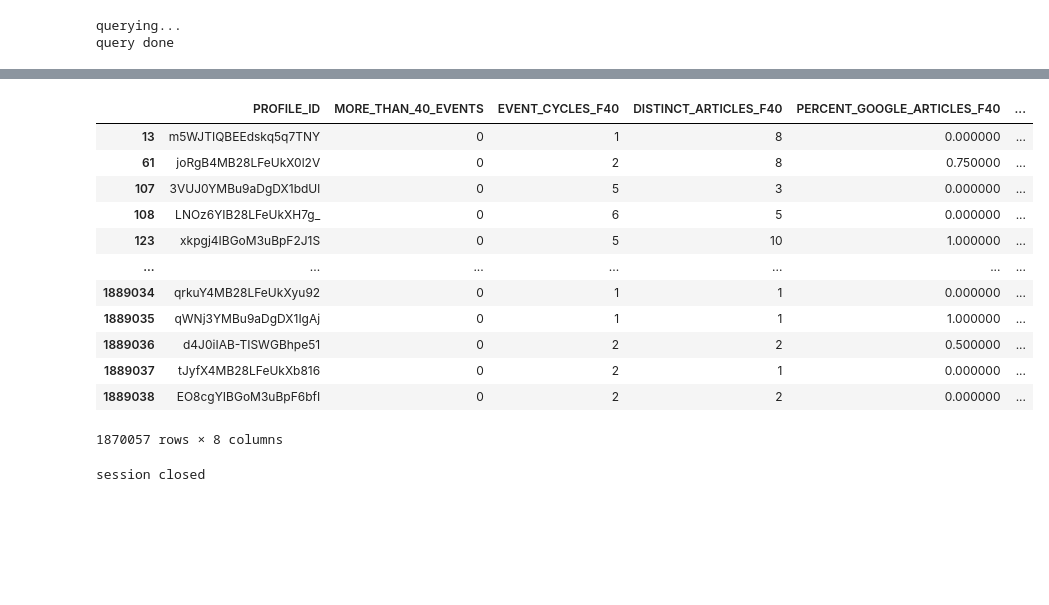
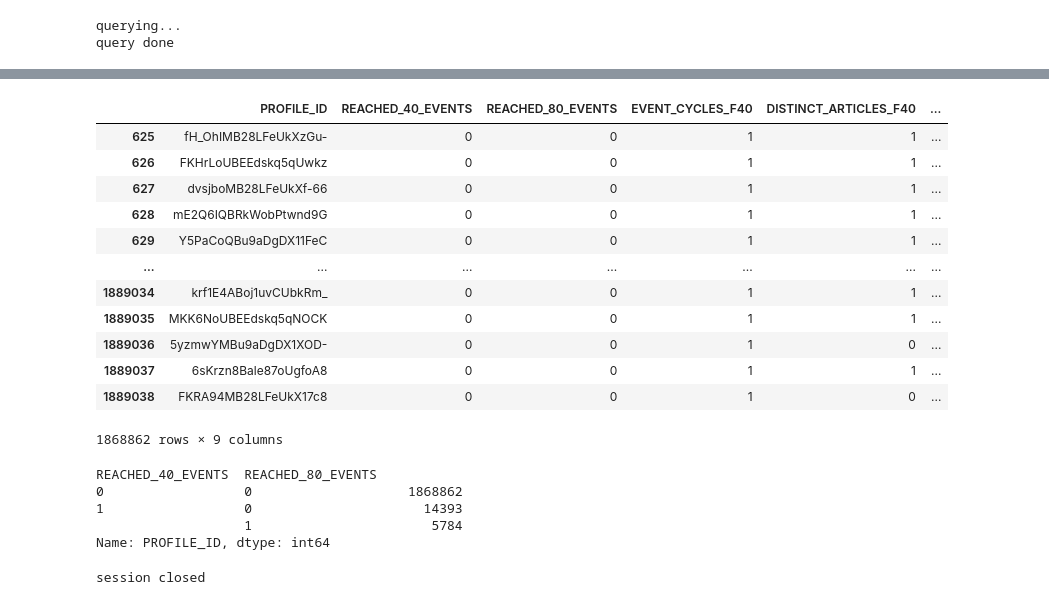
Before and after one commit to Data-ScienceHub/ETM, a Jupyter notebook: Code/eda/eda_features.ipynb, the cells around one changed output, grey strips where cells are left out. Cells and saved outputs as stored; diff of their text form; code cells hidden in the pictures; blank space fills up the shorter version.

Commit message:
Add additional column in feature engineered data format

```diff
--- a/Code/eda/eda_features.ipynb
+++ b/Code/eda/eda_features.ipynb
@@ -429,20 +433,28 @@ new_features_df[new_features_df['MORE_THAN_40_EVENTS'] == 1]
 # %%
-# <= 40 events
-new_features_df[new_features_df['MORE_THAN_40_EVENTS'] == 0]
+# < 40 events
+new_features_df[new_features_df['REACHED_40_EVENTS'] == 0]
 # %% [output]
-|  | PROFILE_ID | MORE_THAN_40_EVENTS | EVENT_CYCLES_F40 | DISTINCT_ARTICLES_F40 | PERCENT_GOOGLE_ARTICLES_F40 | ... |
-| 13 | m5WJTIQBEEdskq5q7TNY | 0 | 1 | 8 | 0.000000 | ... |
-| 61 | joRgB4MB28LFeUkX0l2V | 0 | 2 | 8 | 0.750000 | ... |
-| 107 | 3VUJ0YMBu9aDgDX1bdUl | 0 | 5 | 3 | 0.000000 | ... |
-| 108 | LNOz6YIB28LFeUkXH7g_ | 0 | 6 | 5 | 0.000000 | ... |
-| 123 | xkpgj4IBGoM3uBpF2J1S | 0 | 5 | 10 | 1.000000 | ... |
+|  | PROFILE_ID | REACHED_40_EVENTS | REACHED_80_EVENTS | EVENT_CYCLES_F40 | DISTINCT_ARTICLES_F40 | ... |
+| 625 | fH_OhIMB28LFeUkXzGu- | 0 | 0 | 1 | 1 | ... |
+| 626 | FKHrLoUBEEdskq5qUwkz | 0 | 0 | 1 | 1 | ... |
+| 627 | dvsjboMB28LFeUkXf-66 | 0 | 0 | 1 | 1 | ... |
+| 628 | mE2Q6IQBRkWobPtwnd9G | 0 | 0 | 1 | 1 | ... |
+| 629 | Y5PaCoQBu9aDgDX11FeC | 0 | 0 | 1 | 1 | ... |
 | ... | ... | ... | ... | ... | ... | ... |
-| 1889034 | qrkuY4MB28LFeUkXyu92 | 0 | 1 | 1 | 0.000000 | ... |
-| 1889035 | qWNj3YMBu9aDgDX1IgAj | 0 | 1 | 1 | 1.000000 | ... |
-| 1889036 | d4J0iIAB-TISWGBhpe51 | 0 | 2 | 2 | 0.500000 | ... |
-| 1889037 | tJyfX4MB28LFeUkXb816 | 0 | 2 | 1 | 0.000000 | ... |
-| 1889038 | EO8cgYIBGoM3uBpF6bfI | 0 | 2 | 2 | 0.000000 | ... |
+| 1889034 | krf1E4ABoj1uvCUbkRm_ | 0 | 0 | 1 | 1 | ... |
+| 1889035 | MKK6NoUBEEdskq5qNOCK | 0 | 0 | 1 | 1 | ... |
+| 1889036 | 5yzmwYMBu9aDgDX1XOD- | 0 | 0 | 1 | 0 | ... |
+| 1889037 | 6sKrzn8Bale87oUgfoA8 | 0 | 0 | 1 | 1 | ... |
+| 1889038 | FKRA94MB28LFeUkX17c8 | 0 | 0 | 1 | 0 | ... |
-1870057 rows × 8 columns
+1868862 rows × 9 columns
+# %%
+new_features_df.groupby(['REACHED_40_EVENTS', 'REACHED_80_EVENTS'])['PROFILE_ID'].count()
+# %% [output]
+REACHED_40_EVENTS  REACHED_80_EVENTS
+0                  0                    1868862
+1                  0                      14393
+                   1                       5784
+Name: PROFILE_ID, dtype: int64
 # %%
 new_features_df.to_csv('new_features.csv', index = 0)
 # %%
```
Also changed, not shown: parts of 3 cells of this notebook.
